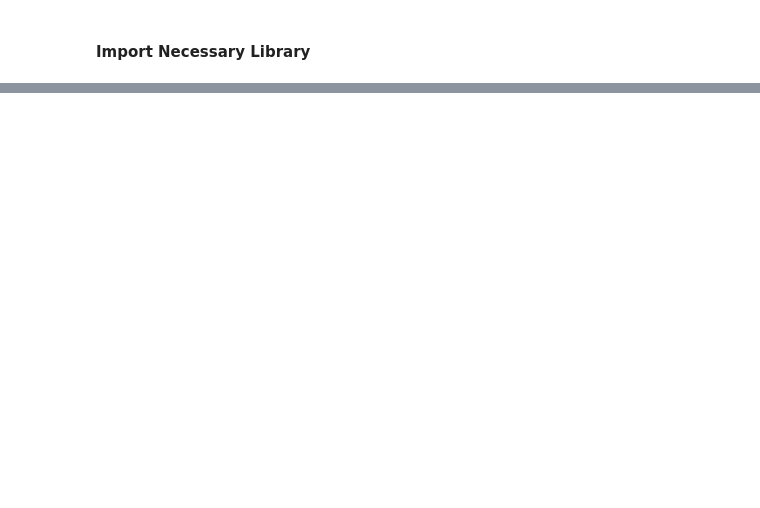
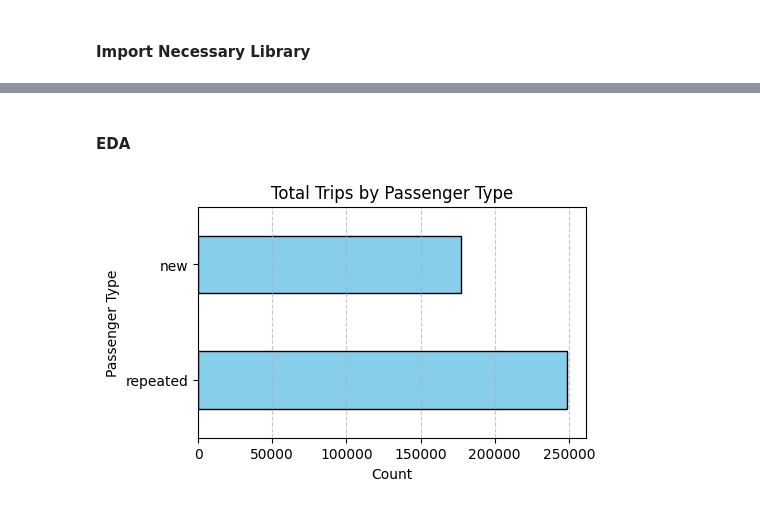
Before and after one commit to Shandeep-Raula/GoodCabs--Provide-Insights-to-Chief-Operations-in-Transportation-Domain, a Jupyter notebook: EDA.ipynb, the cells around one changed output, grey strips where cells are left out. Drawn from its saved outputs; the diff is of its cells as text; code cells hidden in the pictures; blank space fills up the shorter version.

```diff
--- a/EDA.ipynb
+++ b/EDA.ipynb
@@ -44,3 +82,3 @@ fact_passenger['month'] = pd.to_datetime(fact_passenger['month'])
 # %%
-fact_trips = pd.read_csv('fact_trips.csv')
-fact_trips['date'] = pd.to_datetime(fact_trips['date'])
+fact_trips = pd.read_csv('fact_trips.csv', parse_dates=['date'])
+fact_trips.head(5)
@@ -81,0 +114,18 @@ fact_trips
+# %% [markdown]
+#### EDA
+# %%
+ax = fact_trips['passenger_type'].value_counts().plot(
+    kind='barh',
+    figsize=(5,3),
+    edgecolor='black',
+    color='skyblue'
+)
+
+ax.set_title("Total Trips by Passenger Type")
+ax.set_xlabel("Count")
+ax.set_ylabel("Passenger Type")
+ax.grid(axis='x', linestyle='--', alpha=0.7)
+
+plt.show()
+# %% [output]
+[figure, added]
```
Also changed, not shown: parts of 11 cells of this notebook.
